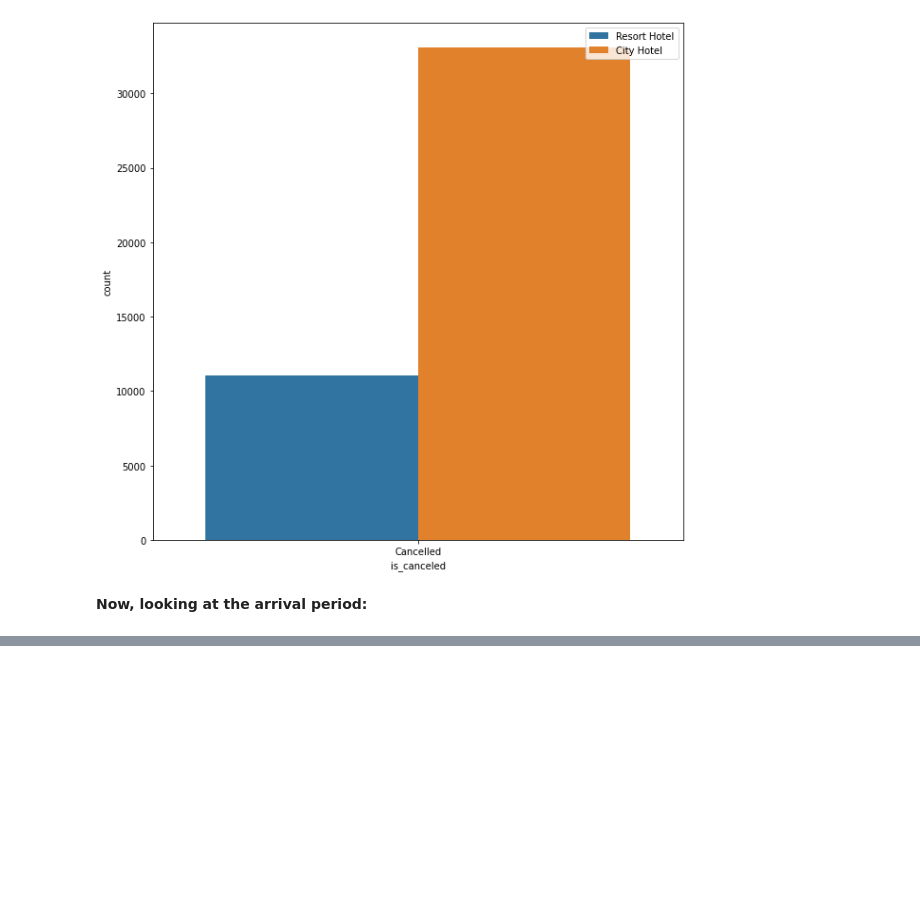
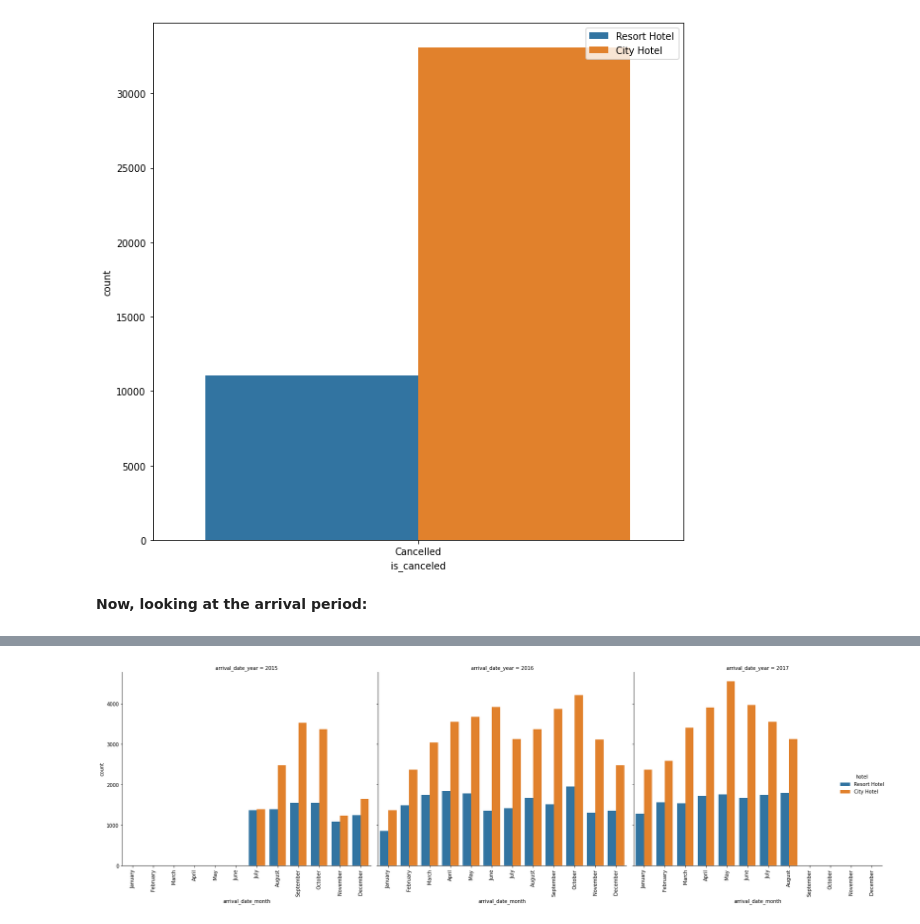
Before and after one commit to V-dit/EDA-hotel-booking-analysis, a Jupyter notebook: Hotel_Booking_Analysis_Capstone_Project.ipynb, the cells around one changed output, grey strips where cells are left out. Saved outputs shown, nothing was run; the diff lists cells and outputs as text; code cells hidden in the pictures; blank space fills up the shorter version.

```diff
--- a/Hotel_Booking_Analysis_Capstone_Project.ipynb
+++ b/Hotel_Booking_Analysis_Capstone_Project.ipynb
@@ -457,0 +473,16 @@ plt.legend(loc='upper right')
+# %%
+order_months = ['January', 'February', 'March', 'April', 'May', 'June', 'July', 'August', 'September', 'October', 'November', 'December']
+arrival_list = ['hotel', 'arrival_date_year', 'arrival_date_month', 'arrival_date_week_number',
+              'arrival_date_day_of_month', 'stays_in_weekend_nights', 'stays_in_week_nights',]
+a = df_nonull[arrival_list]
+plot = sns.catplot(x = 'arrival_date_month', hue = 'hotel', col = 'arrival_date_year',
+            data = a, kind="count", height=7, aspect=1, order = order_months)
+# The labels on x-axis are not readable as they overlap each other. We need to rotate them
+# These are called as xticks. Tried a number of simpler approahes, however the below mentioned one
+# is the only solution that I got so far.
+# To rotate the x ticks.
+for axes in plot.axes.flat:
+    _ = axes.set_xticklabels(axes.get_xticklabels(), rotation=90)
+plt.tight_layout()
+# %% [output]
+[figure, added]
```
Also changed, not shown: parts of 2 cells of this notebook.
